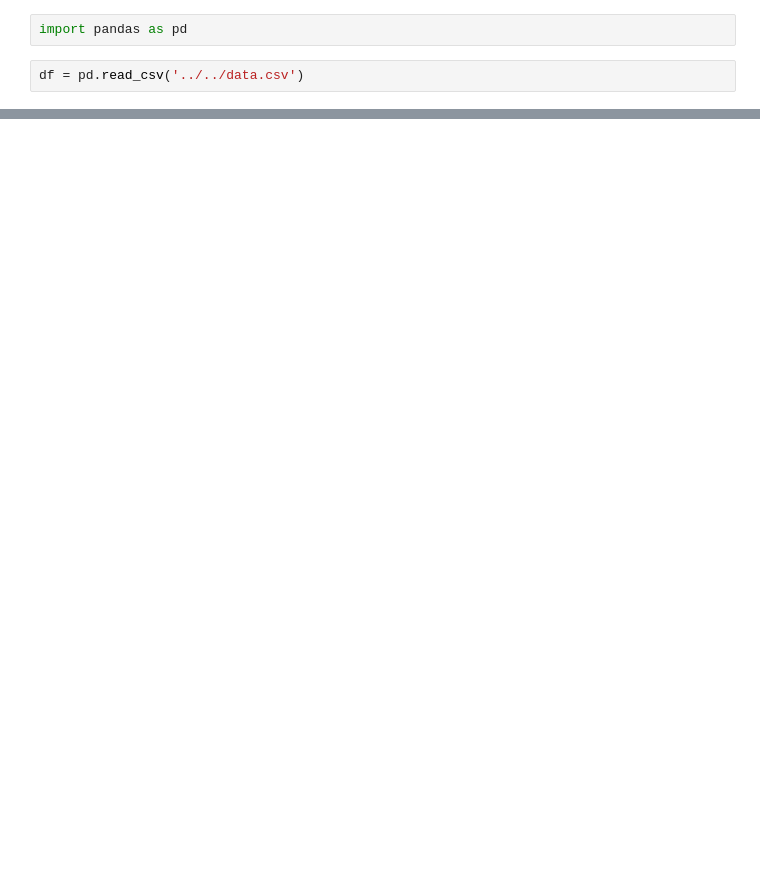
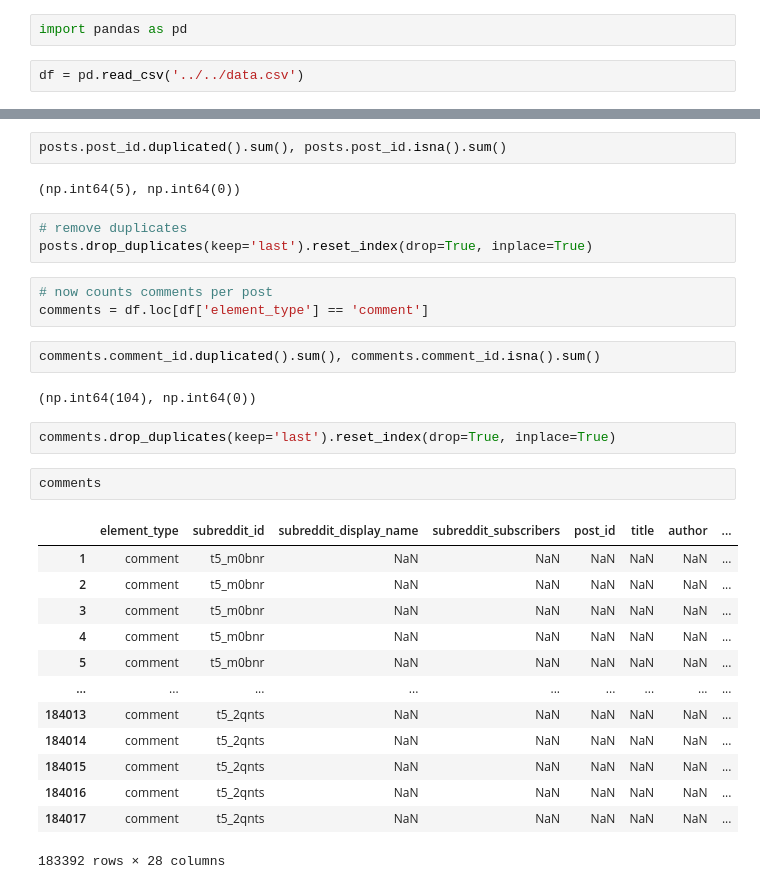
Before and after one commit to noisecape/trend-finder, a Jupyter notebook: src/notebooks/visualise_comments_posts.ipynb, the cells around one changed output, grey strips where cells are left out. Saved outputs shown, nothing was run; the diff lists cells and outputs as text; blank space fills up the shorter version.

```diff
--- a/src/notebooks/visualise_comments_posts.ipynb
+++ b/src/notebooks/visualise_comments_posts.ipynb
@@ -33,0 +174,32 @@ Name: count, dtype: int64
+# %%
+posts.post_id.duplicated().sum(), posts.post_id.isna().sum()
+# %% [output]
+(np.int64(5), np.int64(0))
+# %%
+# remove duplicates
+posts.drop_duplicates(keep='last').reset_index(drop=True, inplace=True)
+# %%
+# now counts comments per post
+comments = df.loc[df['element_type'] == 'comment']
+# %%
+comments.comment_id.duplicated().sum(), comments.comment_id.isna().sum()
+# %% [output]
+(np.int64(104), np.int64(0))
+# %%
+comments.drop_duplicates(keep='last').reset_index(drop=True, inplace=True)
+# %%
+comments
+# %% [output]
+|  | element_type | subreddit_id | subreddit_display_name | subreddit_subscribers | post_id | title | author | ... |
+| 1 | comment | t5_m0bnr | NaN | NaN | NaN | NaN | NaN | ... |
+| 2 | comment | t5_m0bnr | NaN | NaN | NaN | NaN | NaN | ... |
+| 3 | comment | t5_m0bnr | NaN | NaN | NaN | NaN | NaN | ... |
+| 4 | comment | t5_m0bnr | NaN | NaN | NaN | NaN | NaN | ... |
+| 5 | comment | t5_m0bnr | NaN | NaN | NaN | NaN | NaN | ... |
+| ... | ... | ... | ... | ... | ... | ... | ... | ... |
+| 184013 | comment | t5_2qnts | NaN | NaN | NaN | NaN | NaN | ... |
+| 184014 | comment | t5_2qnts | NaN | NaN | NaN | NaN | NaN | ... |
+| 184015 | comment | t5_2qnts | NaN | NaN | NaN | NaN | NaN | ... |
+| 184016 | comment | t5_2qnts | NaN | NaN | NaN | NaN | NaN | ... |
+| 184017 | comment | t5_2qnts | NaN | NaN | NaN | NaN | NaN | ... |
+183392 rows × 28 columns
```
Also changed, not shown: parts of 21 cells of this notebook, 2 other files.
